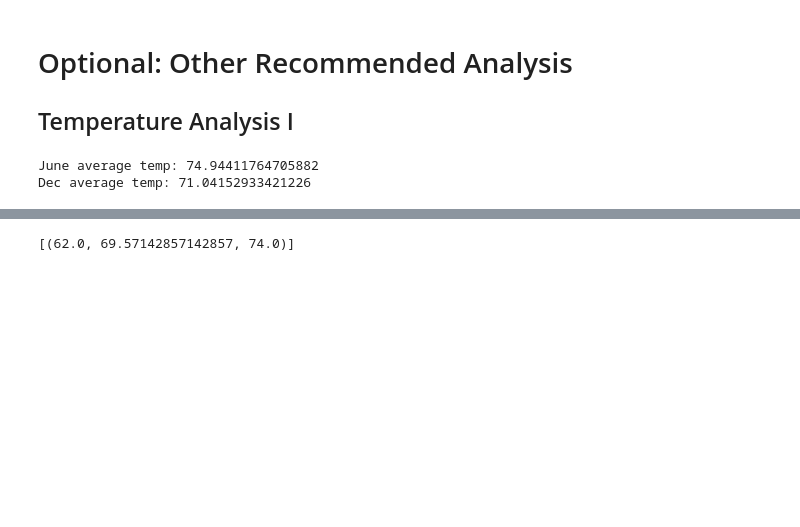
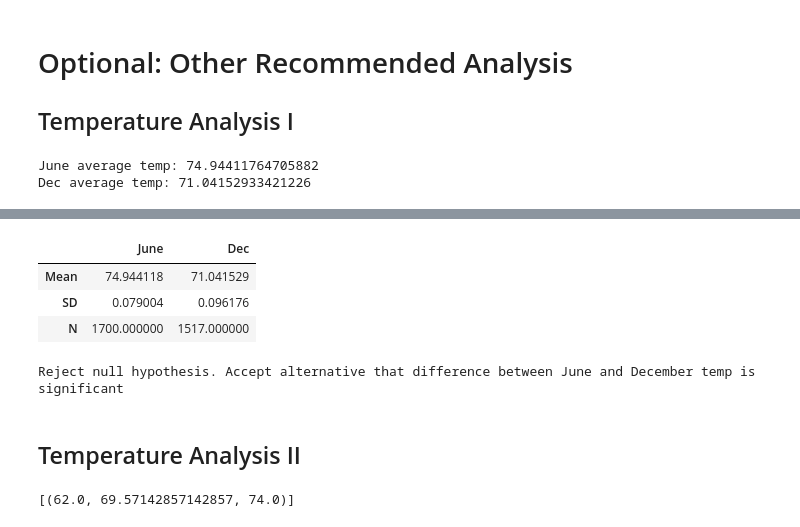
Before and after one commit to gsolohy/sqlalchemy-challenge, a Jupyter notebook: climate_starter.ipynb, the cells around one changed output, grey strips where cells are left out. Cells and saved outputs as stored; diff of their text form; code cells hidden in the pictures; blank space fills up the shorter version.

```diff
--- a/climate_starter.ipynb
+++ b/climate_starter.ipynb
@@ -182,0 +181,14 @@ ttest_ind()
+# %%
+june_tobs = session.query(Measurement.tobs).\
+            filter(func.strftime("%m",Measurement.date)== '06').\
+            order_by(Measurement.date).all()
+sem_june = sem(np.ravel(june_tobs))
+print(sem_june)
+print(len(june_tobs))
+
+dec_tobs = session.query(Measurement.tobs).\
+            filter(func.strftime("%m",Measurement.date)== '12').\
+            order_by(Measurement.date).all()
+sem_dec = sem(np.ravel(dec_tobs))
+print(sem_dec)
+print(len(dec_tobs))
@@ -182,0 +208,10 @@ ttest_ind()
+# %%
+d = {'June':[june_avgtobs,sem_june,len(june_tobs)], 'Dec':[dec_avgtobs,sem_dec,len(dec_tobs)]}
+df_ttest = pd.DataFrame(d,index=['Mean','SD','N'])
+# %%
+df_ttest
+# %% [output]
+|  | June | Dec |
+| Mean | 74.944118 | 71.041529 |
+| SD | 0.079004 | 0.096176 |
+| N | 1700.000000 | 1517.000000 |
@@ -183,3 +220,12 @@ ttest_ind()
+# %%
+if p < 0.05:
+    print('Reject null hypothesis. Accept alternative that difference between June and December temp is significant')
+else:
+    print('Accept null hypothesis.')
+# %% [output]
+Reject null hypothesis. Accept alternative that difference between June and December temp is significant
+# %% [markdown]
+## Temperature Analysis II
 # %%
 # This function called `calc_temps` will accept start date and end date in the format '%Y-%m-%d'
 # and return the minimum, average, and maximum temperatures for that range of dates
```
Also changed, not shown: parts of 5 cells of this notebook.
